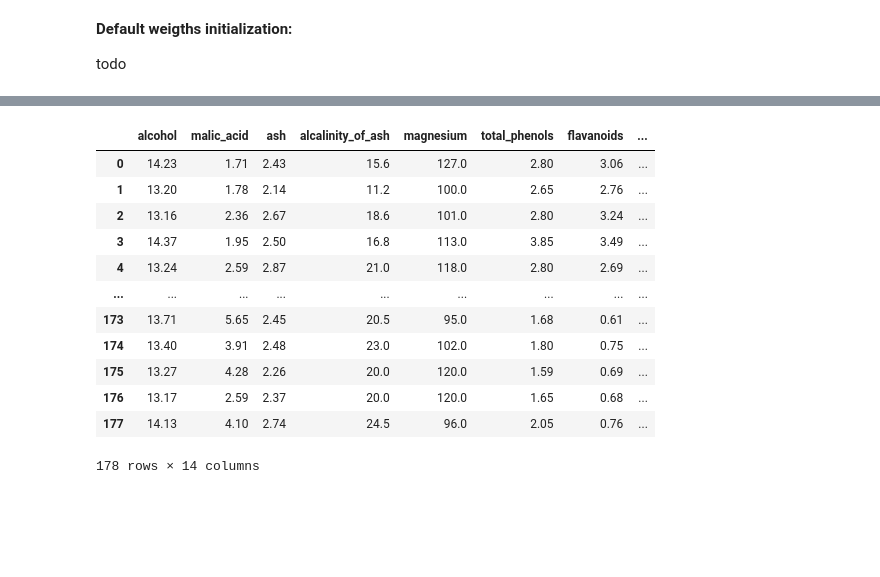
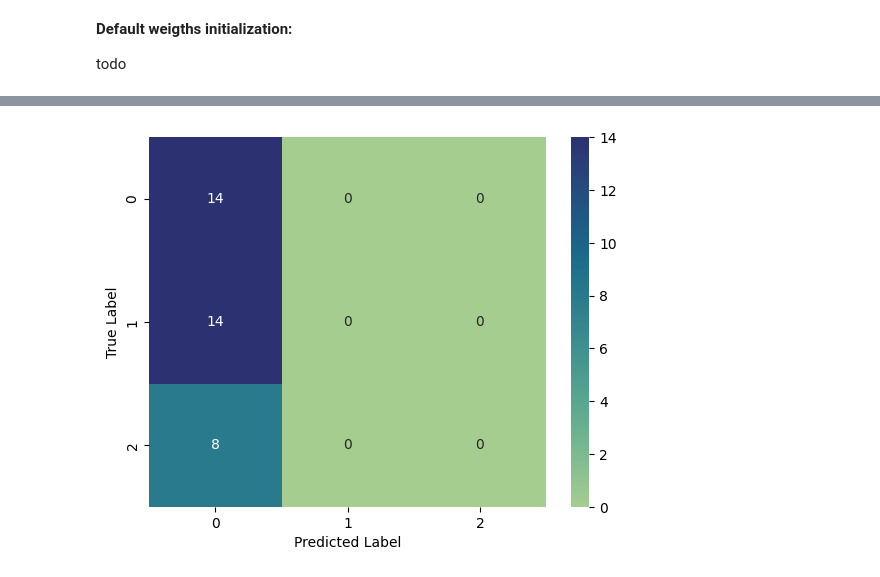
Before and after one commit to janekfilipecki/core-machine-learning, a Jupyter notebook: cw_5.ipynb, the cells around one changed output, grey strips where cells are left out. Cells and saved outputs as stored; diff of their text form; code cells hidden in the pictures; blank space fills up the shorter version.

```diff
--- a/cw_5.ipynb
+++ b/cw_5.ipynb
@@ -339,4 +355,4 @@ test = x_test.to_frame().join(y_test.to_frame())
 # %%
-mlp = MLP([5, 1], 1, ['tanh', 'linear'])
-mlp.initialize_weights('default')
-mlp.train(train, 'y', 0.2, strategy='BGD', epoch_number=1000)
+mlp = MLP([15, 15, 3], 13, ['ReLU', 'ReLU', 'softmax'], loss_func='crossEntropy')
+mlp.initialize_weights('ones')
+mlp.train(train, [0, 1, 2], 1, strategy='SGD', epoch_number=10, mini_batch_size=30)
@@ -343,21 +377,21 @@ mlp.train(train, 'y', 0.2, strategy='BGD', epoch_number=1000)
 # %%
-test['pred'] = mlp.predict(x_test.to_frame()).apply(lambda x: x[0])
-px.line(test.sort_values('x'), x='x', y=['y',  'pred'])
+preds = mlp.predict(x_test).to_frame()
+preds = preds[0].apply(lambda x: x.index(max(x)))
-# %%
-features, target = load_wine(return_X_y=True, as_frame=True)
-data = features.join(target)
-data
-# %% [output]
-|  | alcohol | malic_acid | ash | alcalinity_of_ash | magnesium | total_phenols | flavanoids | ... |
-| 0 | 14.23 | 1.71 | 2.43 | 15.6 | 127.0 | 2.80 | 3.06 | ... |
-| 1 | 13.20 | 1.78 | 2.14 | 11.2 | 100.0 | 2.65 | 2.76 | ... |
-| 2 | 13.16 | 2.36 | 2.67 | 18.6 | 101.0 | 2.80 | 3.24 | ... |
-| 3 | 14.37 | 1.95 | 2.50 | 16.8 | 113.0 | 3.85 | 3.49 | ... |
-| 4 | 13.24 | 2.59 | 2.87 | 21.0 | 118.0 | 2.80 | 2.69 | ... |
-| ... | ... | ... | ... | ... | ... | ... | ... | ... |
-| 173 | 13.71 | 5.65 | 2.45 | 20.5 | 95.0 | 1.68 | 0.61 | ... |
-| 174 | 13.40 | 3.91 | 2.48 | 23.0 | 102.0 | 1.80 | 0.75 | ... |
-| 175 | 13.27 | 4.28 | 2.26 | 20.0 | 120.0 | 1.59 | 0.69 | ... |
-| 176 | 13.17 | 2.59 | 2.37 | 20.0 | 120.0 | 1.65 | 0.68 | ... |
-| 177 | 14.13 | 4.10 | 2.74 | 24.5 | 96.0 | 2.05 | 0.76 | ... |
-178 rows × 14 columns
+# %%
+# reverse one hot
+true = test[[0, 1, 2]].idxmax(axis=1)
+# %%
+def report(y_test, y_pred):
+    clf_report = classification_report(y_test, y_pred, output_dict=True)
+    heatmap(pd.DataFrame(clf_report).iloc[:-1, :].T, annot=True, cmap="crest")
+
+def confusions(y_test, y_pred):
+    conf_matrix = confusion_matrix(y_test, y_pred)
+    plot = heatmap(pd.DataFrame(conf_matrix, index = [0, 1, 2],
+                                columns=[0, 1, 2]), annot=True, cmap="crest")
+    plot.set(xlabel='Predicted Label', ylabel='True Label')
+    plot
+# %%
+confusions(true, preds)
+# %% [output]
+[figure, added]
```
Also changed, not shown: parts of 10 cells of this notebook, 1 other file.
